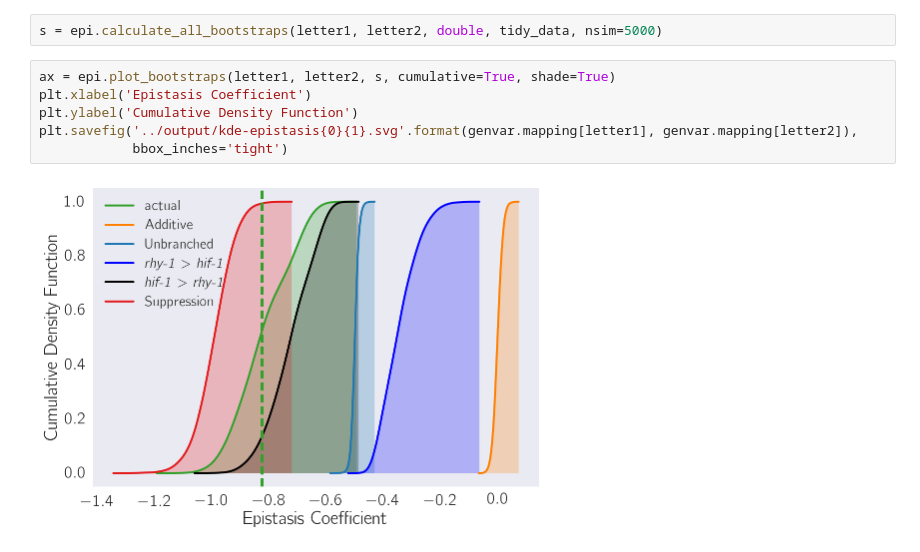
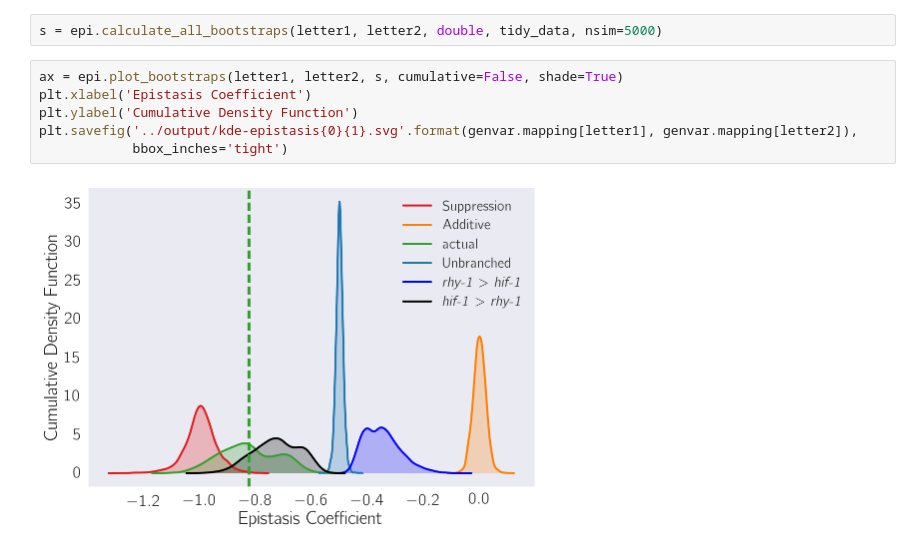
Before and after one commit to WormLabCaltech/mprsq, a Jupyter notebook: src/Quantifying Epistasis.ipynb, the cells around one changed output. Saved outputs shown, nothing was run; the diff lists cells and outputs as text.

```diff
--- a/src/Quantifying Epistasis.ipynb
+++ b/src/Quantifying Epistasis.ipynb
@@ -261,10 +399,10 @@ x, y, xy, ax = epi.epistasis_plot([letter1, letter2], double, tidy_data)
 # %%
 s = epi.calculate_all_bootstraps(letter1, letter2, double, tidy_data, nsim=5000)
 # %%
-ax = epi.plot_bootstraps(letter1, letter2, s, cumulative=True, shade=True)
+ax = epi.plot_bootstraps(letter1, letter2, s, cumulative=False, shade=True)
 plt.xlabel('Epistasis Coefficient')
 plt.ylabel('Cumulative Density Function')
 plt.savefig('../output/kde-epistasis{0}{1}.svg'.format(genvar.mapping[letter1], genvar.mapping[letter2]),
             bbox_inches='tight')
 # %% [output]
-[figure, old version]
+[figure, new version]
```
Also changed, not shown: parts of 21 cells of this notebook, 17 other files.
